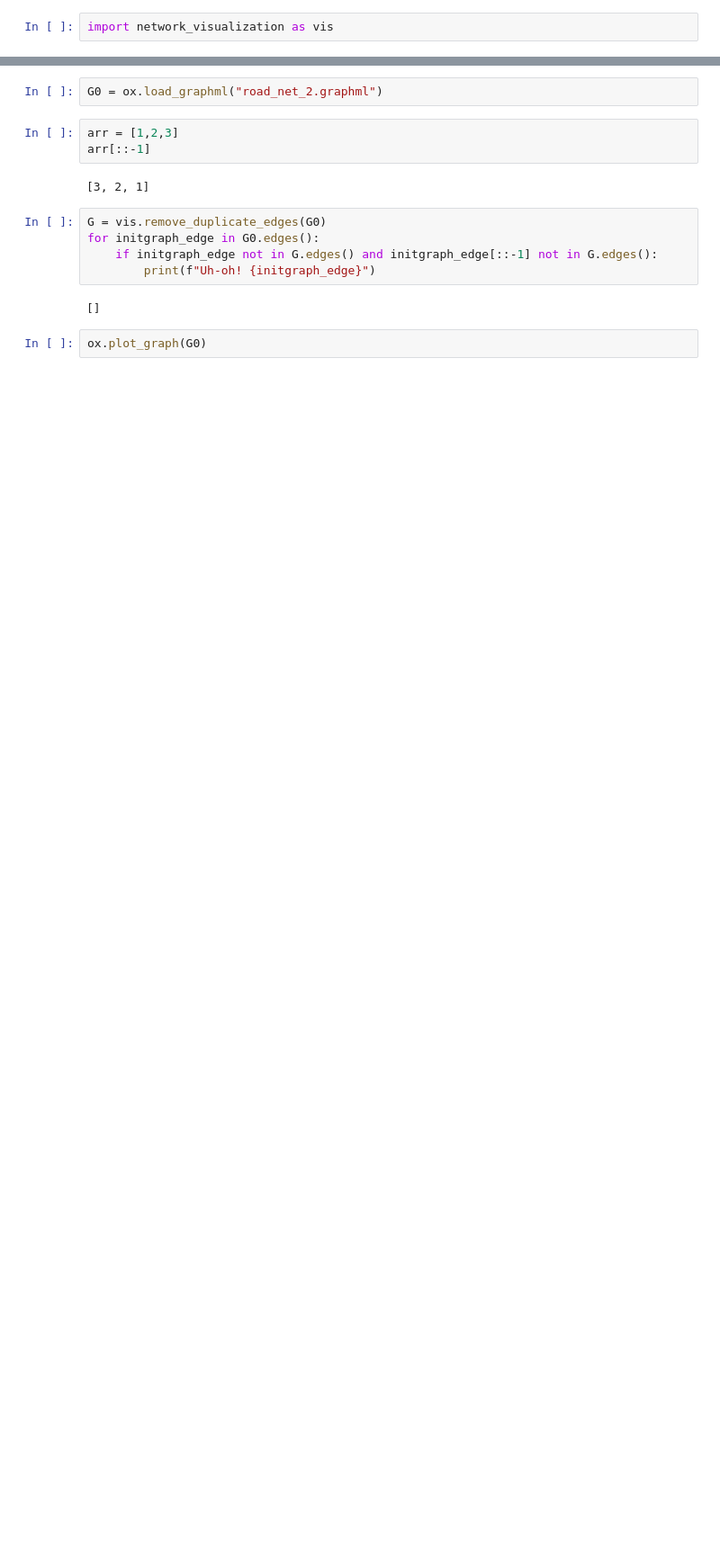
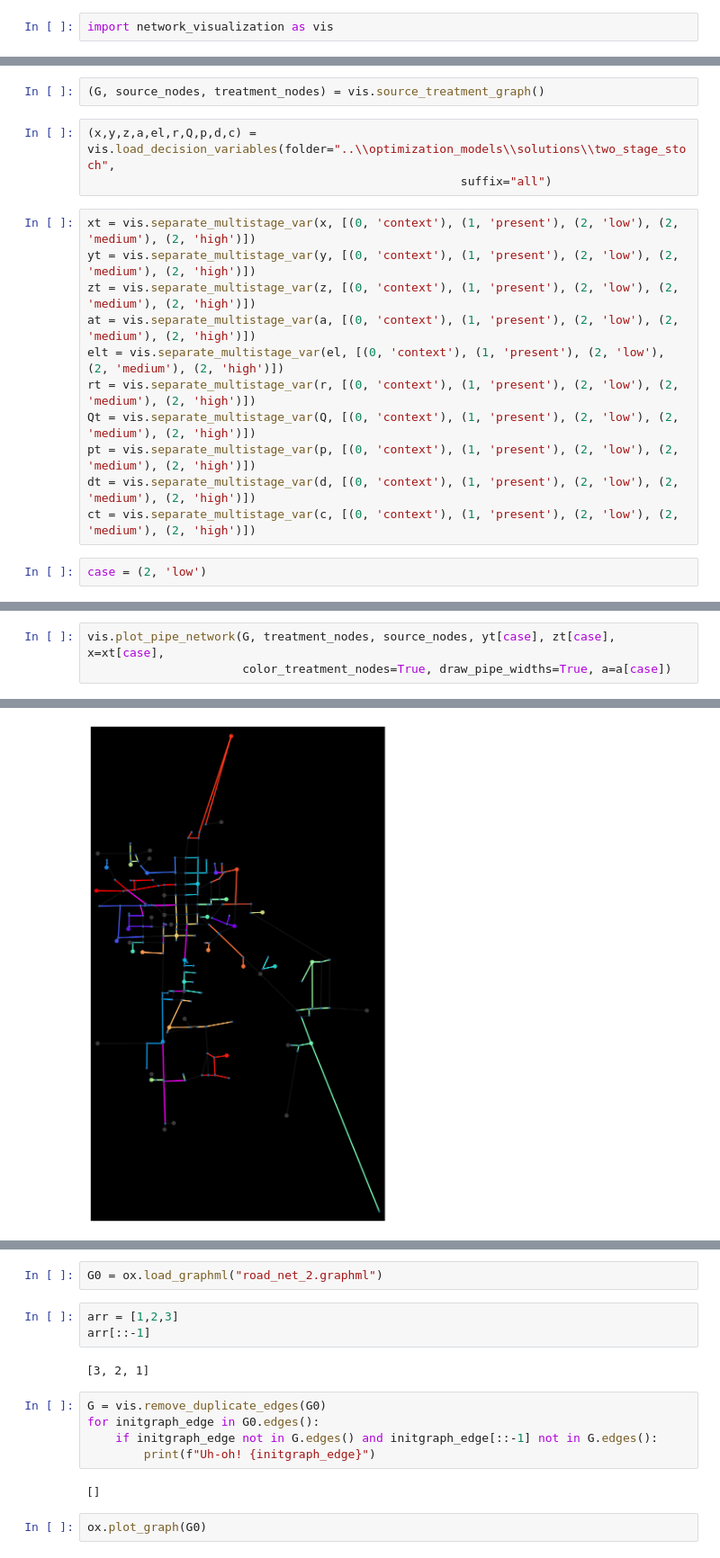
Before and after one commit to matt-banschbach/CMOR492-DWS, a Jupyter notebook: visualization/visual_sandbox.ipynb, the cells around one changed output, grey strips where cells are left out. Shown at 90% size. Saved outputs shown, nothing was run; the diff lists cells and outputs as text; blank space fills up the shorter version.

Commit message:
Visualizing work (kinda not going anywhere)

```diff
--- a/visualization/visual_sandbox.ipynb
+++ b/visualization/visual_sandbox.ipynb
@@ -14 +14,19 @@ sys.path.append("C:\\Users\\gabri\\Documents\\CMOR492-DWS")
 from network_construction.network import get_Utown, source_treatment
+# %%
+(G, source_nodes, treatment_nodes) = vis.source_treatment_graph()
+# %%
+(x,y,z,a,el,r,Q,p,d,c) = vis.load_decision_variables(folder="..\\optimization_models\\solutions\\two_stage_stoch",
+                                                     suffix="all")
+# %%
+xt = vis.separate_multistage_var(x, [(0, 'context'), (1, 'present'), (2, 'low'), (2, 'medium'), (2, 'high')])
+yt = vis.separate_multistage_var(y, [(0, 'context'), (1, 'present'), (2, 'low'), (2, 'medium'), (2, 'high')])
+zt = vis.separate_multistage_var(z, [(0, 'context'), (1, 'present'), (2, 'low'), (2, 'medium'), (2, 'high')])
+at = vis.separate_multistage_var(a, [(0, 'context'), (1, 'present'), (2, 'low'), (2, 'medium'), (2, 'high')])
+elt = vis.separate_multistage_var(el, [(0, 'context'), (1, 'present'), (2, 'low'), (2, 'medium'), (2, 'high')])
+rt = vis.separate_multistage_var(r, [(0, 'context'), (1, 'present'), (2, 'low'), (2, 'medium'), (2, 'high')])
+Qt = vis.separate_multistage_var(Q, [(0, 'context'), (1, 'present'), (2, 'low'), (2, 'medium'), (2, 'high')])
+pt = vis.separate_multistage_var(p, [(0, 'context'), (1, 'present'), (2, 'low'), (2, 'medium'), (2, 'high')])
+dt = vis.separate_multistage_var(d, [(0, 'context'), (1, 'present'), (2, 'low'), (2, 'medium'), (2, 'high')])
+ct = vis.separate_multistage_var(c, [(0, 'context'), (1, 'present'), (2, 'low'), (2, 'medium'), (2, 'high')])
+# %%
+case = (2, 'low')
@@ -14,0 +56,4 @@ from network_construction.network import get_Utown, source_treatment
+# %%
+vis.plot_pipe_network(G, treatment_nodes, source_nodes, yt[case], zt[case], x=xt[case],
+                      color_treatment_nodes=True, draw_pipe_widths=True, a=a[case])
+# %% [output]
@@ -14,0 +78 @@ from network_construction.network import get_Utown, source_treatment
+[figure, added]
```
Also changed, not shown: parts of 7 cells of this notebook, 3 other files.
